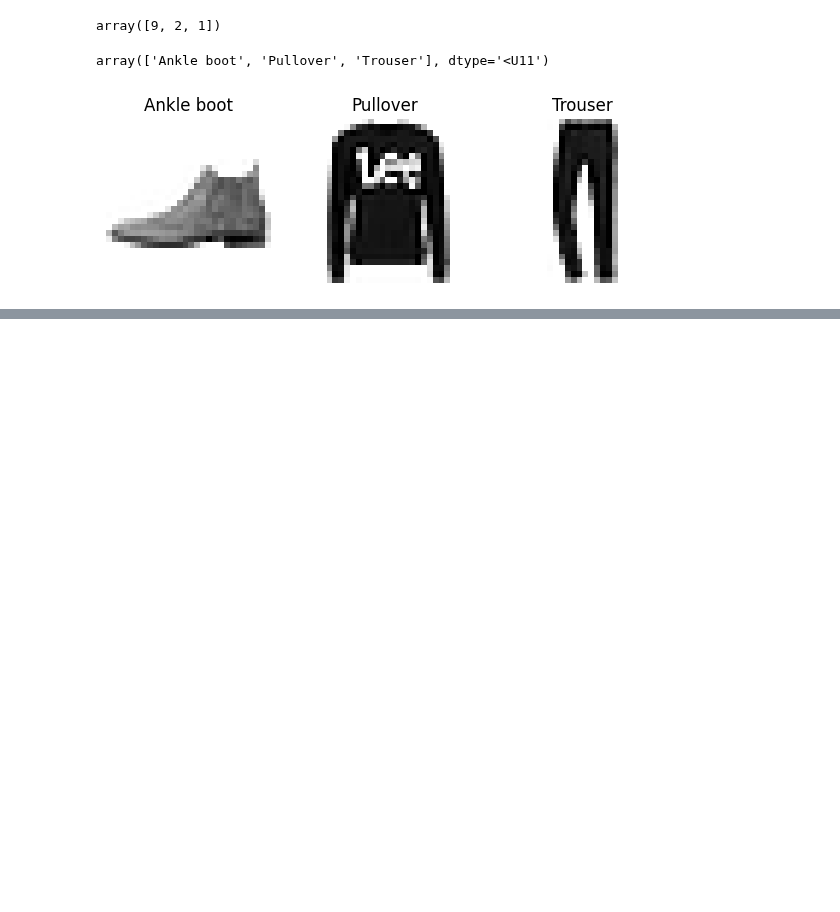
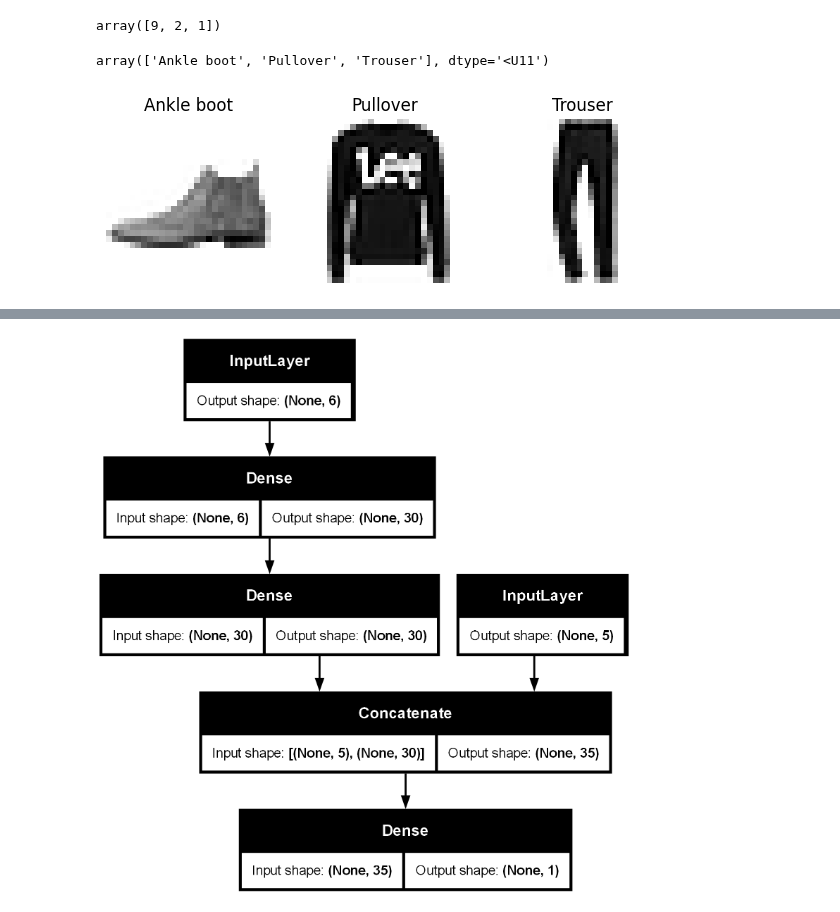
Before and after one commit to jonskerlj/ml_review, a Jupyter notebook: 10_NN_with_keras.ipynb, the cells around one changed output, grey strips where cells are left out. Saved outputs shown, nothing was run; the diff lists cells and outputs as text; code cells hidden in the pictures; blank space fills up the shorter version.

```diff
--- a/10_NN_with_keras.ipynb
+++ b/10_NN_with_keras.ipynb
@@ -438,0 +569,12 @@ plt.show()
+# %%
+# Now what if you want to send a subset of features through the wide path and a different thhrough the deep path?
+np.random.seed(42)
+tf.random.set_seed(42)
+
+input_A = keras.layers.Input(shape=[5], name="wide_input")
+input_B = keras.layers.Input(shape=[6], name="deep_input")
+hidden1 = keras.layers.Dense(30, activation="relu")(input_B)
+hidden2 = keras.layers.Dense(30, activation="relu")(hidden1)
+concat = keras.layers.concatenate([input_A, hidden2])
+output = keras.layers.Dense(1, name="output")(concat)
+model = keras.models.Model(inputs=[input_A, input_B], outputs=[output])
@@ -438,0 +604,4 @@ plt.show()
+# %%
+keras.utils.plot_model(model, "wide_deep_model.png", show_shapes=True)
+# %% [output]
+[figure, added]
```
Also changed, not shown: parts of 27 cells of this notebook, 2 other files.
